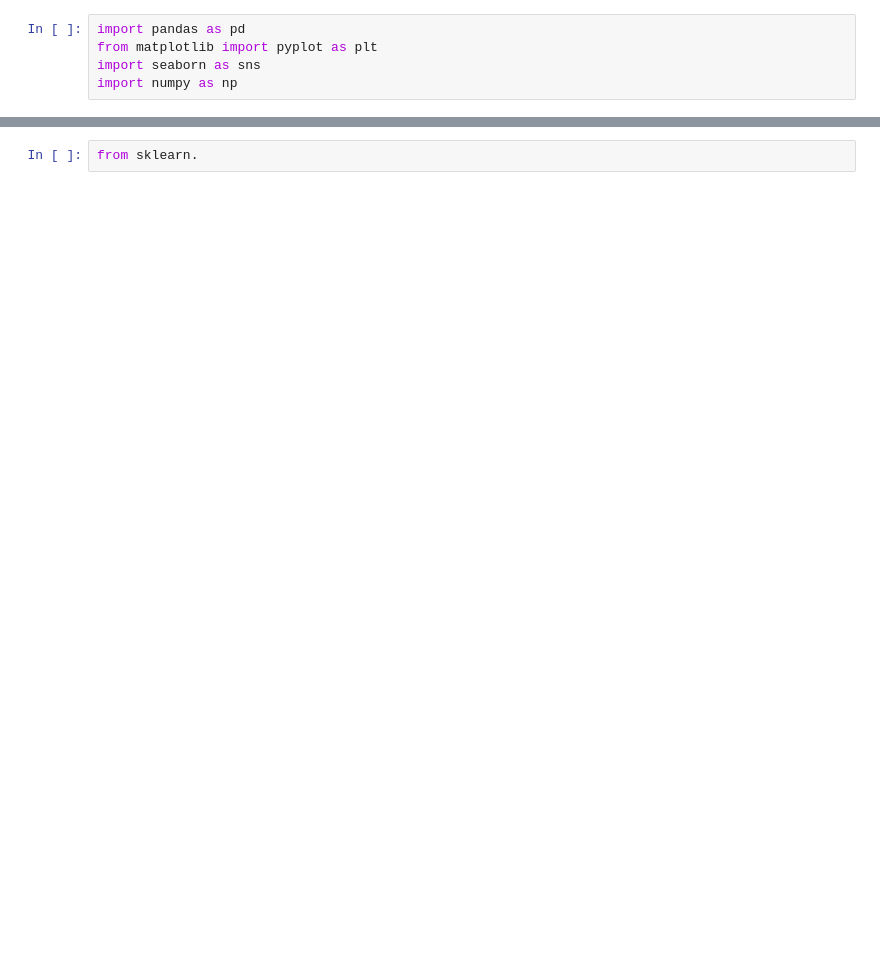
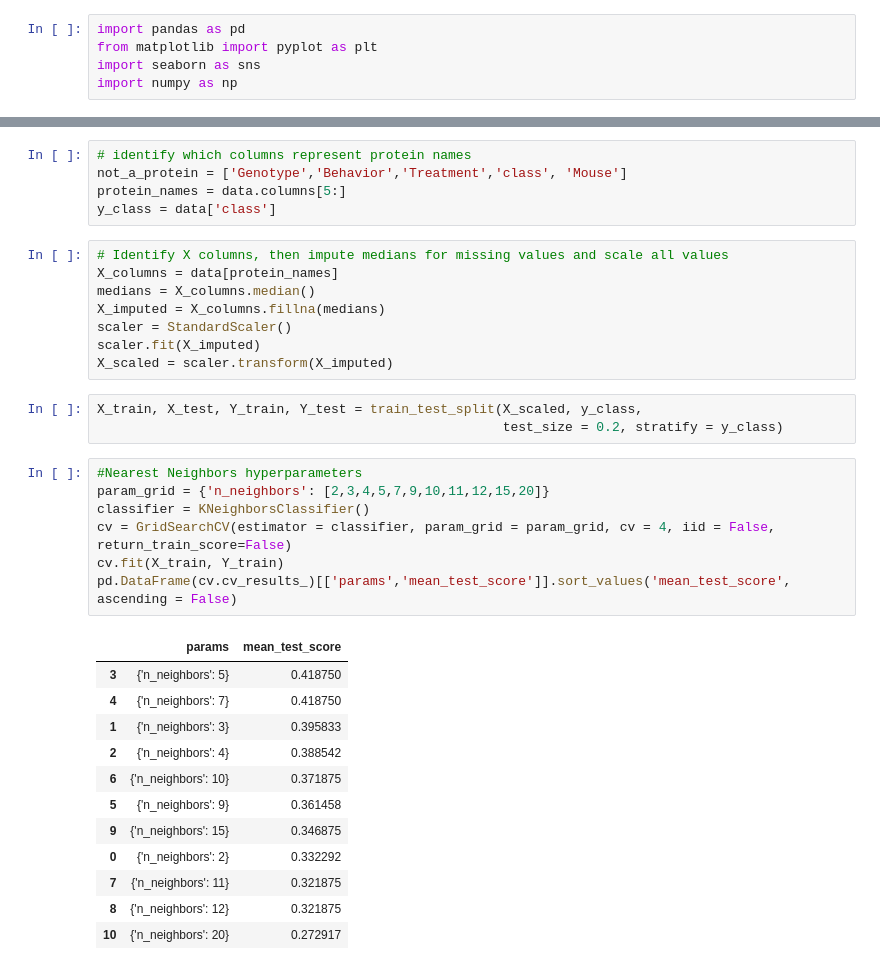
Before and after one commit to Adenordis/Springboard-Capstone-1, a Jupyter notebook: Capstone1_Supervised.ipynb, the cells around one changed output, grey strips where cells are left out. Drawn from its saved outputs; the diff is of its cells as text; blank space fills up the shorter version.

```diff
--- a/Capstone1_Supervised.ipynb
+++ b/Capstone1_Supervised.ipynb
@@ -20,3 +35,37 @@ data.head()
 5 rows × 81 columns
-# %%
-from sklearn.
+# %%
+# identify which columns represent protein names
+not_a_protein = ['Genotype','Behavior','Treatment','class', 'Mouse']
+protein_names = data.columns[5:]
+y_class = data['class']
+# %%
+# Identify X columns, then impute medians for missing values and scale all values
+X_columns = data[protein_names]
+medians = X_columns.median()
+X_imputed = X_columns.fillna(medians)
+scaler = StandardScaler()
+scaler.fit(X_imputed)
+X_scaled = scaler.transform(X_imputed)
+# %%
+X_train, X_test, Y_train, Y_test = train_test_split(X_scaled, y_class,
+                                                    test_size = 0.2, stratify = y_class)
+# %%
+#Nearest Neighbors hyperparameters
+param_grid = {'n_neighbors': [2,3,4,5,7,9,10,11,12,15,20]}
+classifier = KNeighborsClassifier()
+cv = GridSearchCV(estimator = classifier, param_grid = param_grid, cv = 4, iid = False, return_train_score=False)
+cv.fit(X_train, Y_train)
+pd.DataFrame(cv.cv_results_)[['params','mean_test_score']].sort_values('mean_test_score', ascending = False)
+# %% [output]
+|  | params | mean_test_score |
+| 3 | {'n_neighbors': 5} | 0.418750 |
+| 4 | {'n_neighbors': 7} | 0.418750 |
+| 1 | {'n_neighbors': 3} | 0.395833 |
+| 2 | {'n_neighbors': 4} | 0.388542 |
+| 6 | {'n_neighbors': 10} | 0.371875 |
+| 5 | {'n_neighbors': 9} | 0.361458 |
+| 9 | {'n_neighbors': 15} | 0.346875 |
+| 0 | {'n_neighbors': 2} | 0.332292 |
+| 7 | {'n_neighbors': 11} | 0.321875 |
+| 8 | {'n_neighbors': 12} | 0.321875 |
+| 10 | {'n_neighbors': 20} | 0.272917 |
```
Also changed, not shown: parts of 12 cells of this notebook, 3 other files.
